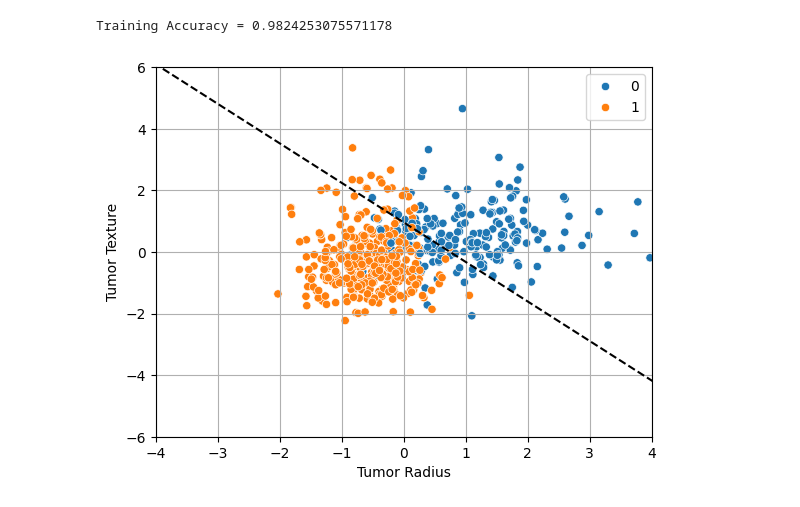
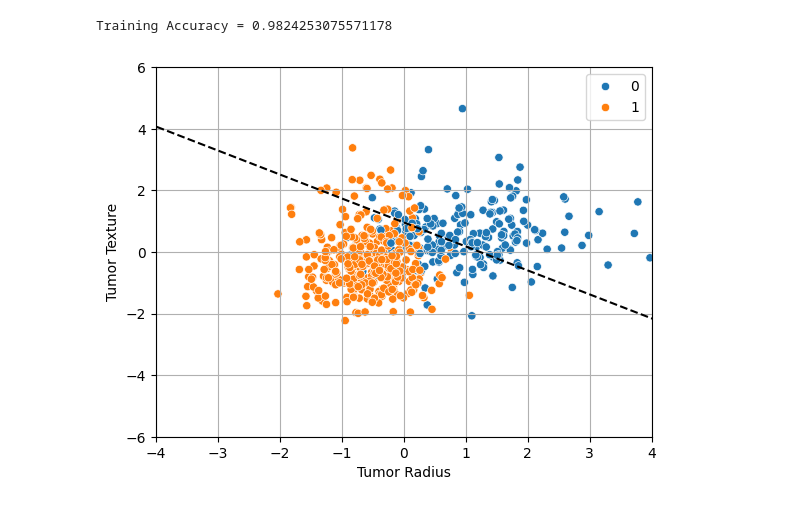
Before and after one commit to hansonchar/public, a Jupyter notebook: jupyterlab/U1RecitationDemo.ipynb, the cells around one changed output. Drawn from its saved outputs; the diff is of its cells as text; code cells hidden in the pictures.

Commit message:
ditto - fixing the slope

```diff
--- a/jupyterlab/U1RecitationDemo.ipynb
+++ b/jupyterlab/U1RecitationDemo.ipynb
@@ -68,17 +68,18 @@ print('Training Accuracy =', model_trained.score(X,y))
 Training Accuracy = 0.9824253075571178
 # %%
 # Plot decision boundary of trained model
-slope = model_trained.coef_[0,1]/-model_trained.coef_[0,0]
+# slope = model_trained.coef_[0,1]/-model_trained.coef_[0,0]
+slope = -model_trained.coef_[0,0]/model_trained.coef_[0,1] # slope fixed
 x1 = np.arange(-10,10,0.5)
 y1 = slope*x1
 y1 += -model_trained.intercept_[0] / model_trained.coef_[0, 1] # taking the intercept into account
 sns.scatterplot(x=X[:, 0], y=X[:, 1], hue=y)
 plt.plot(x1,y1,'--k')
 plt.xlim(-4,4)
 plt.ylim(-6,6)
 plt.xlabel('Tumor Radius')
 plt.ylabel('Tumor Texture')
 plt.grid(True)
 plt.show()
 # %% [output]
-[figure, old version]
+[figure, new version]
```
Also changed, not shown: 1 other file.
